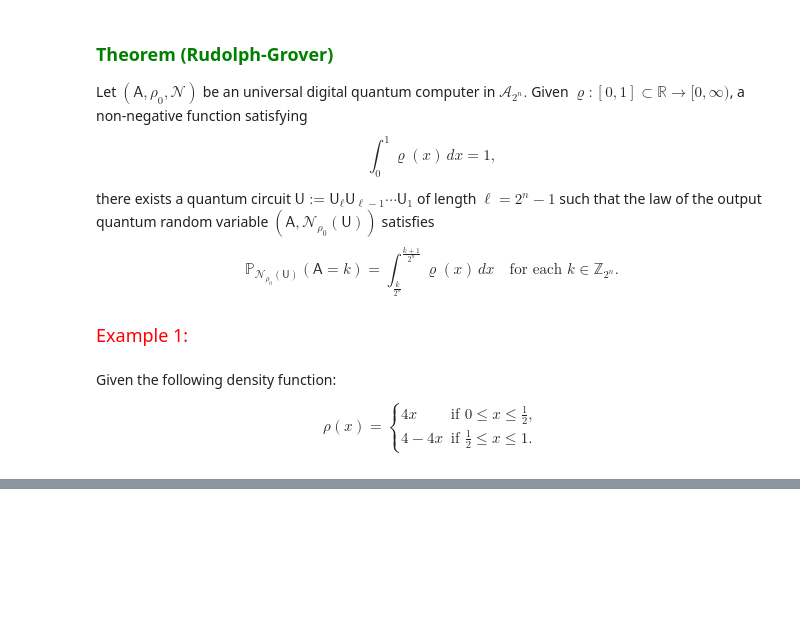
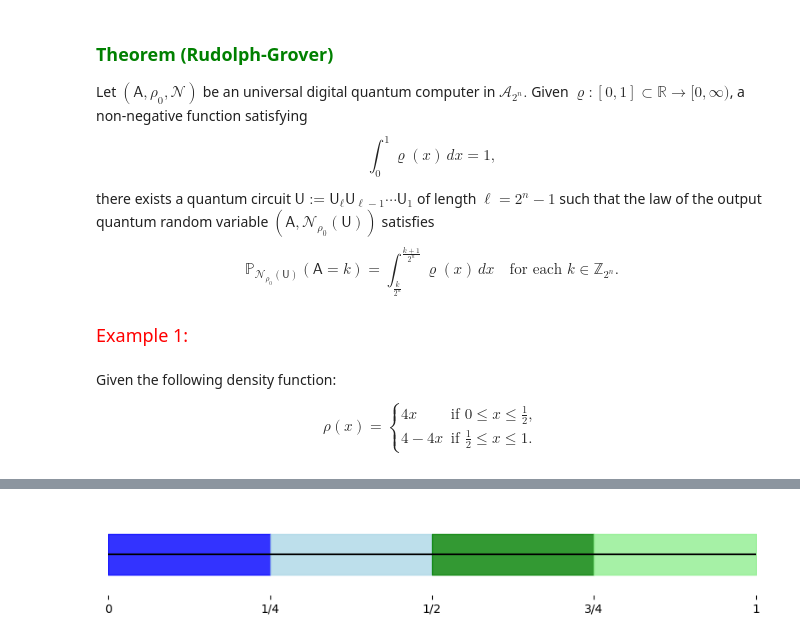
Before and after one commit to socratela/Grover-Rudolph, a Jupyter notebook: gr_rudolph.ipynb, the cells around one changed output, grey strips where cells are left out. Saved outputs shown, nothing was run; the diff lists cells and outputs as text; code cells hidden in the pictures; blank space fills up the shorter version.

```diff
--- a/gr_rudolph.ipynb
+++ b/gr_rudolph.ipynb
@@ -66,0 +157,32 @@ plt.show()
+# %%
+# Reimportar las bibliotecas necesarias
+import matplotlib.pyplot as plt
+
+# Crear la figura y los ejes
+fig, ax = plt.subplots(figsize=(8, 1.5))
+
+# Dibujar el eje x
+ax.axhline(0, color='black', linewidth=1.5)
+ax.set_xlim(0, 1)
+ax.set_ylim(-0.1, 0.1)
+
+# Añadir las divisiones y etiquetas
+ax.set_xticks([0, 0.25, 0.5, 0.75, 1])
+ax.set_xticklabels(['0', '1/4', '1/2', '3/4', '1'])
+ax.set_yticks([])
+
+# Pintar los intervalos
+ax.fill_betweenx([-0.05, 0.05], 0, 0.25, color='blue', alpha=0.8, label='[0, 1/4]')
+ax.fill_betweenx([-0.05, 0.05], 0.25, 0.5, color='lightblue', alpha=0.8, label='[1/4, 1/2]')
+ax.fill_betweenx([-0.05, 0.05], 0.5, 0.75, color='green', alpha=0.8, label='[1/2, 3/4]')
+ax.fill_betweenx([-0.05, 0.05], 0.75, 1, color='lightgreen', alpha=0.8, label='[3/4, 1]')
+
+# Ajustar los márgenes
+ax.set_frame_on(False)
+#ax.legend(loc='upper right', fontsize=8)
+plt.tight_layout()
+
+# Mostrar el gráfico
+plt.show()
+# %% [output]
+[figure, added]
```
Also changed, not shown: parts of 12 cells of this notebook, 2 other files.
